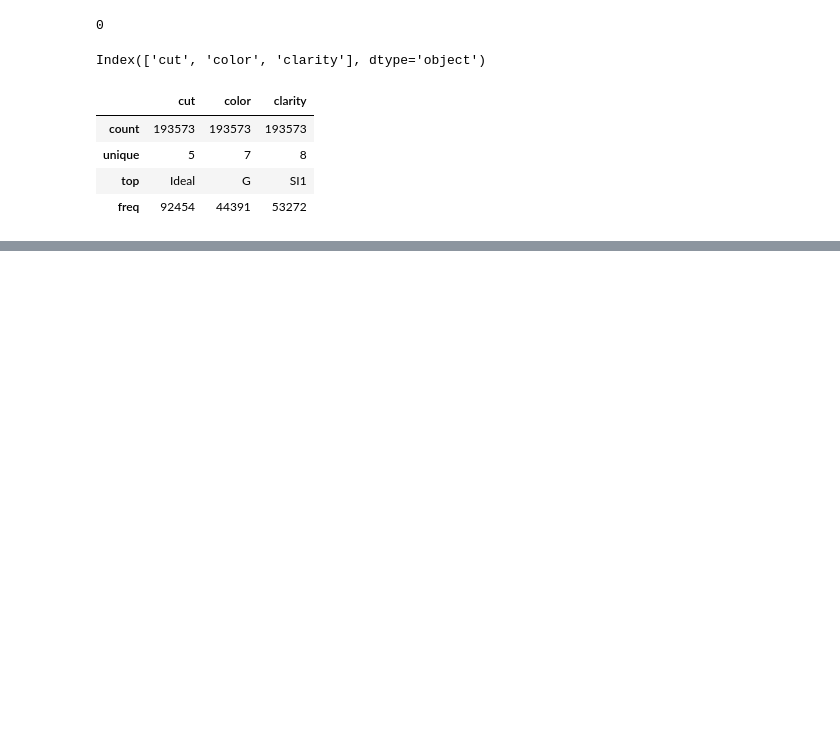
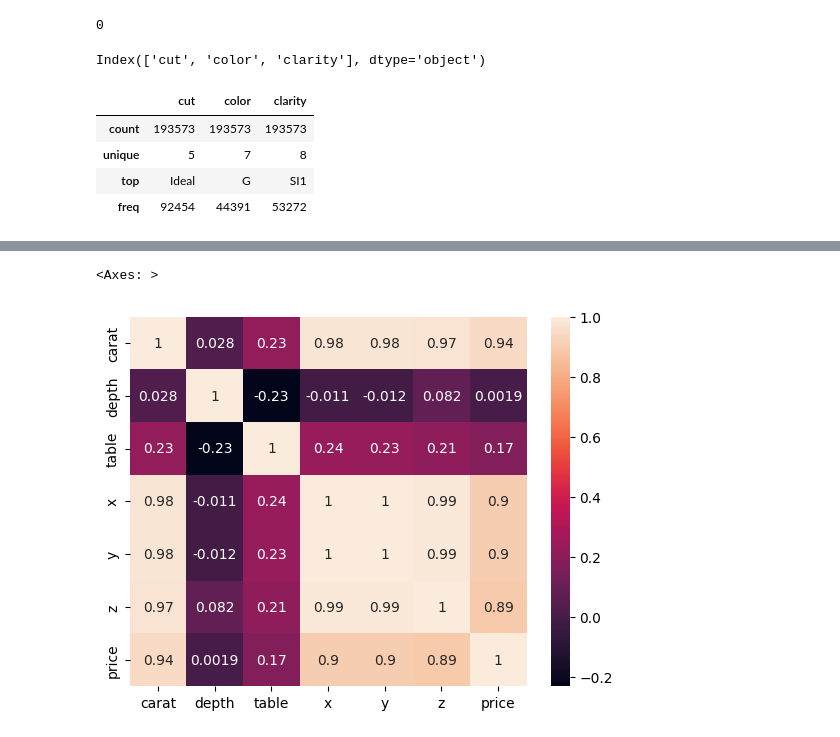
Before and after one commit to ShreyaG23/Gemstone-price-prediction, a Jupyter notebook: notebook/EDA.ipynb, the cells around one changed output, grey strips where cells are left out. Cells and saved outputs as stored; diff of their text form; code cells hidden in the pictures; blank space fills up the shorter version.

```diff
--- a/notebook/EDA.ipynb
+++ b/notebook/EDA.ipynb
@@ -99,0 +163,5 @@ df[numerical_cols].describe()
+# %%
+sns.heatmap(df.corr(numeric_only = True), annot = True)
+# %% [output]
+<Axes: >
+[figure, added]
```
Also changed, not shown: parts of 17 cells of this notebook, 3 other files.
